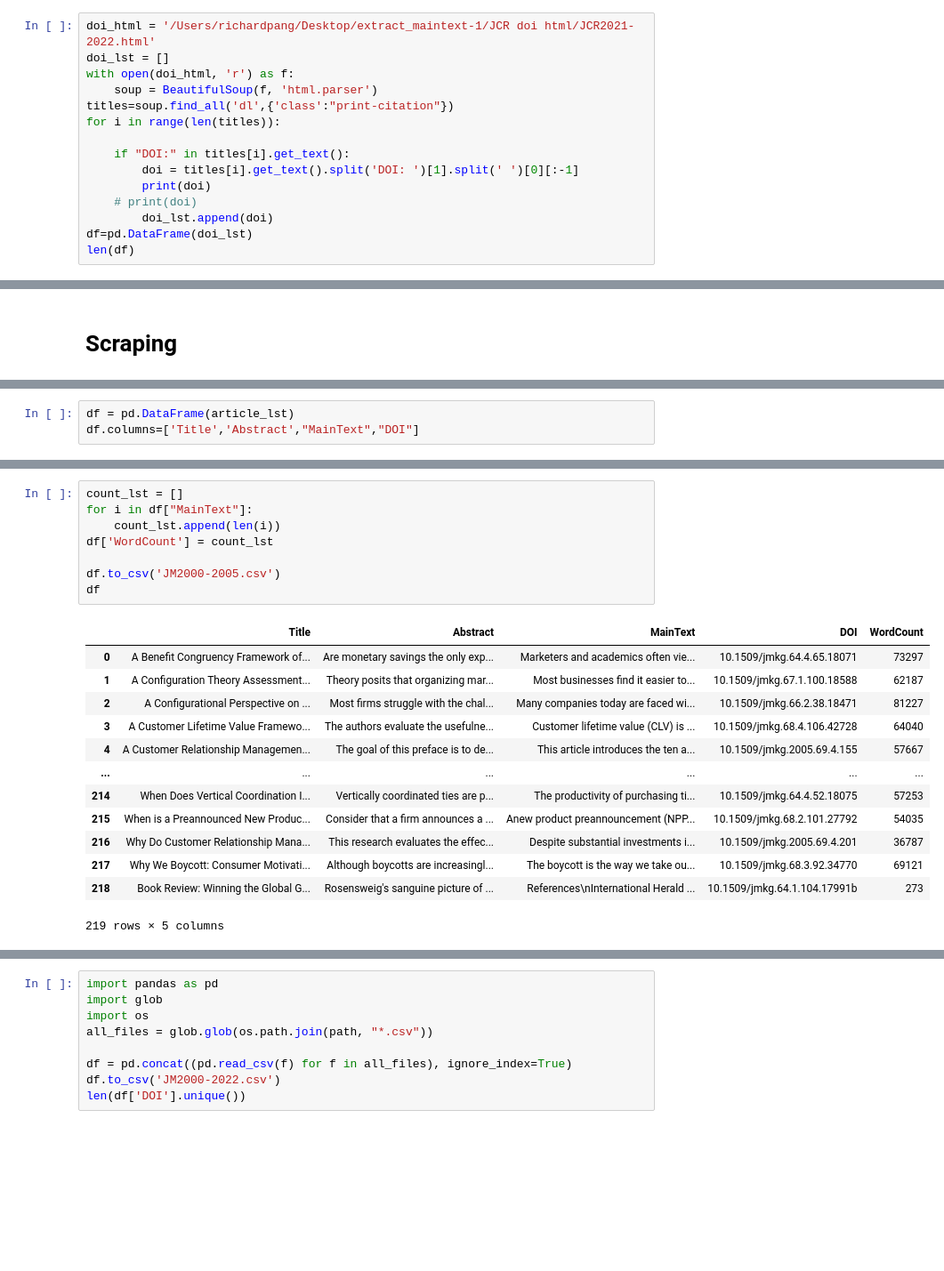
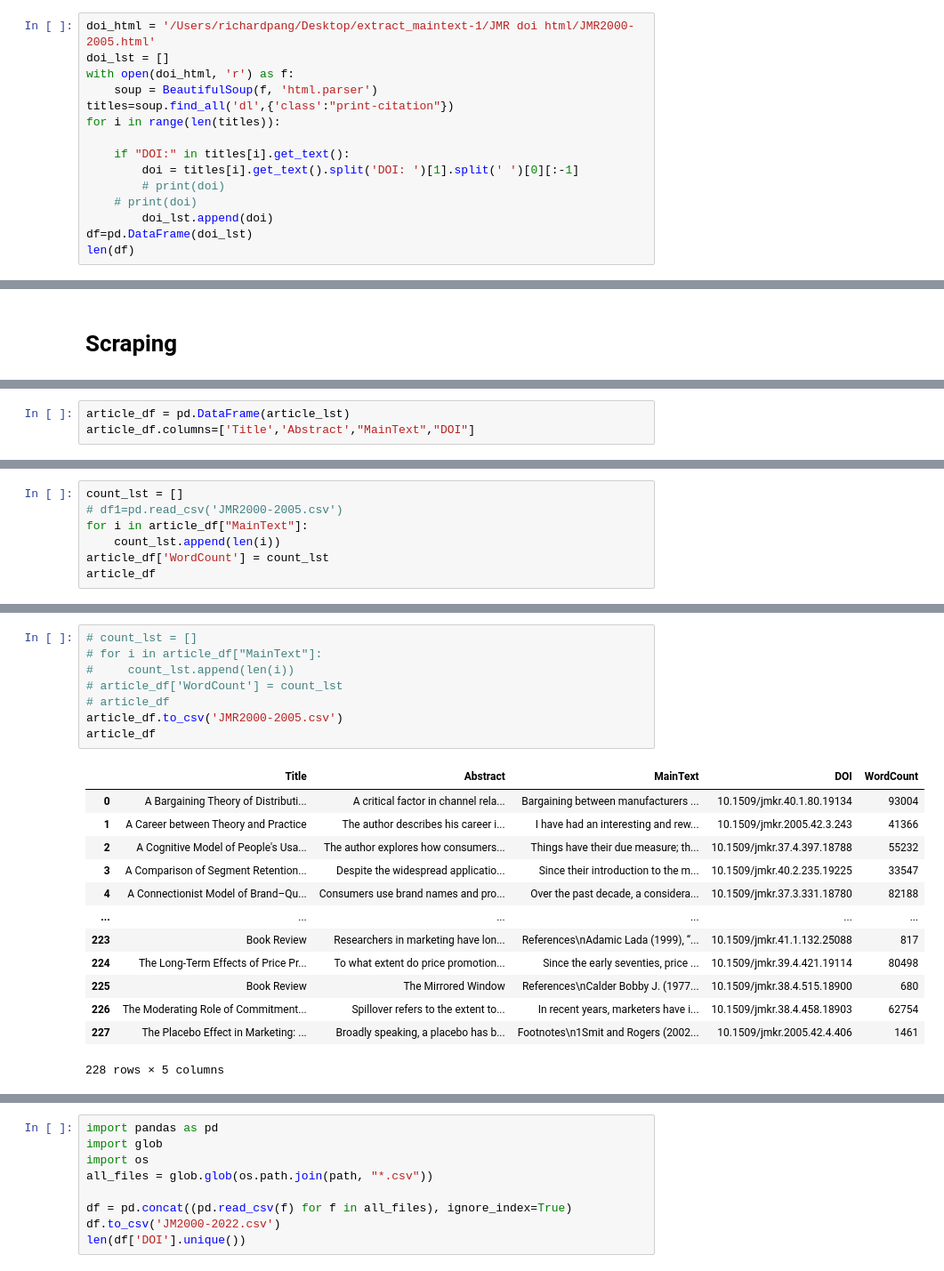
Before and after one commit to Richard1007/extract_maintext, a Jupyter notebook: sage.ipynb, the cells around one changed output, grey strips where cells are left out. Shown: that part at 89% size. Saved outputs shown, nothing was run; the diff lists cells and outputs as text; blank space fills up the shorter version.

Commit message:
update data

```diff
--- a/sage.ipynb
+++ b/sage.ipynb
@@ -34,5 +62,5 @@ import random
 # %%
-doi_html = '/Users/richardpang/Desktop/extract_maintext-1/JCR doi html/JCR2021-2022.html'
+doi_html = '/Users/richardpang/Desktop/extract_maintext-1/JMR doi html/JMR2000-2005.html'
 doi_lst = []
 with open(doi_html, 'r') as f:
     soup = BeautifulSoup(f, 'html.parser')
@@ -41,7 +69,7 @@ for i in range(len(titles)):
 
     if "DOI:" in titles[i].get_text():
         doi = titles[i].get_text().split('DOI: ')[1].split(' ')[0][:-1]
-        print(doi)
+        # print(doi)
     # print(doi)
         doi_lst.append(doi)
 df=pd.DataFrame(doi_lst)
@@ -157,3 +149,3 @@ article_df
 # %%
-df = pd.DataFrame(article_lst)
-df.columns=['Title','Abstract',"MainText","DOI"]
+article_df = pd.DataFrame(article_lst)
+article_df.columns=['Title','Abstract',"MainText","DOI"]
@@ -163,0 +168,7 @@ len(article_lst)
+# %%
+count_lst = []
+# df1=pd.read_csv('JMR2000-2005.csv')
+for i in article_df["MainText"]:
+    count_lst.append(len(i))
+article_df['WordCount'] = count_lst
+article_df
@@ -164,23 +189,23 @@ len(article_lst)
 # %%
-count_lst = []
-for i in df["MainText"]:
-    count_lst.append(len(i))
-df['WordCount'] = count_lst
-
-df.to_csv('JM2000-2005.csv')
-df
+# count_lst = []
+# for i in article_df["MainText"]:
+#     count_lst.append(len(i))
+# article_df['WordCount'] = count_lst
+# article_df
+article_df.to_csv('JMR2000-2005.csv')
+article_df
 # %% [output]
 |  | Title | Abstract | MainText | DOI | WordCount |
-| 0 | A Benefit Congruency Framework of... | Are monetary savings the only exp... | Marketers and academics often vie... | 10.1509/jmkg.64.4.65.18071 | 73297 |
-| 1 | A Configuration Theory Assessment... | Theory posits that organizing mar... | Most businesses find it easier to... | 10.1509/jmkg.67.1.100.18588 | 62187 |
-| 2 | A Configurational Perspective on ... | Most firms struggle with the chal... | Many companies today are faced wi... | 10.1509/jmkg.66.2.38.18471 | 81227 |
-| 3 | A Customer Lifetime Value Framewo... | The authors evaluate the usefulne... | Customer lifetime value (CLV) is ... | 10.1509/jmkg.68.4.106.42728 | 64040 |
-| 4 | A Customer Relationship Managemen... | The goal of this preface is to de... | This article introduces the ten a... | 10.1509/jmkg.2005.69.4.155 | 57667 |
+| 0 | A Bargaining Theory of Distributi... | A critical factor in channel rela... | Bargaining between manufacturers ... | 10.1509/jmkr.40.1.80.19134 | 93004 |
+| 1 | A Career between Theory and Practice | The author describes his career i... | I have had an interesting and rew... | 10.1509/jmkr.2005.42.3.243 | 41366 |
+| 2 | A Cognitive Model of People's Usa... | The author explores how consumers... | Things have their due measure; th... | 10.1509/jmkr.37.4.397.18788 | 55232 |
+| 3 | A Comparison of Segment Retention... | Despite the widespread applicatio... | Since their introduction to the m... | 10.1509/jmkr.40.2.235.19225 | 33547 |
+| 4 | A Connectionist Model of Brand–Qu... | Consumers use brand names and pro... | Over the past decade, a considera... | 10.1509/jmkr.37.3.331.18780 | 82188 |
 | ... | ... | ... | ... | ... | ... |
-| 214 | When Does Vertical Coordination I... | Vertically coordinated ties are p... | The productivity of purchasing ti... | 10.1509/jmkg.64.4.52.18075 | 57253 |
-| 215 | When is a Preannounced New Produc... | Consider that a firm announces a ... | Anew product preannouncement (NPP... | 10.1509/jmkg.68.2.101.27792 | 54035 |
-| 216 | Why Do Customer Relationship Mana... | This research evaluates the effec... | Despite substantial investments i... | 10.1509/jmkg.2005.69.4.201 | 36787 |
-| 217 | Why We Boycott: Consumer Motivati... | Although boycotts are increasingl... | The boycott is the way we take ou... | 10.1509/jmkg.68.3.92.34770 | 69121 |
-| 218 | Book Review: Winning the Global G... | Rosensweig's sanguine picture of ... | References\nInternational Herald ... | 10.1509/jmkg.64.1.104.17991b | 273 |
+| 223 | Book Review | Researchers in marketing have lon... | References\nAdamic Lada (1999), “... | 10.1509/jmkr.41.1.132.25088 | 817 |
+| 224 | The Long-Term Effects of Price Pr... | To what extent do price promotion... | Since the early seventies, price ... | 10.1509/jmkr.39.4.421.19114 | 80498 |
+| 225 | Book Review | The Mirrored Window | References\nCalder Bobby J. (1977... | 10.1509/jmkr.38.4.515.18900 | 680 |
+| 226 | The Moderating Role of Commitment... | Spillover refers to the extent to... | In recent years, marketers have i... | 10.1509/jmkr.38.4.458.18903 | 62754 |
+| 227 | The Placebo Effect in Marketing: ... | Broadly speaking, a placebo has b... | Footnotes\n1Smit and Rogers (2002... | 10.1509/jmkr.2005.42.4.406 | 1461 |
-219 rows × 5 columns
+228 rows × 5 columns
 # %%
```
Also changed, not shown: parts of 13 cells of this notebook, 11 other files.
